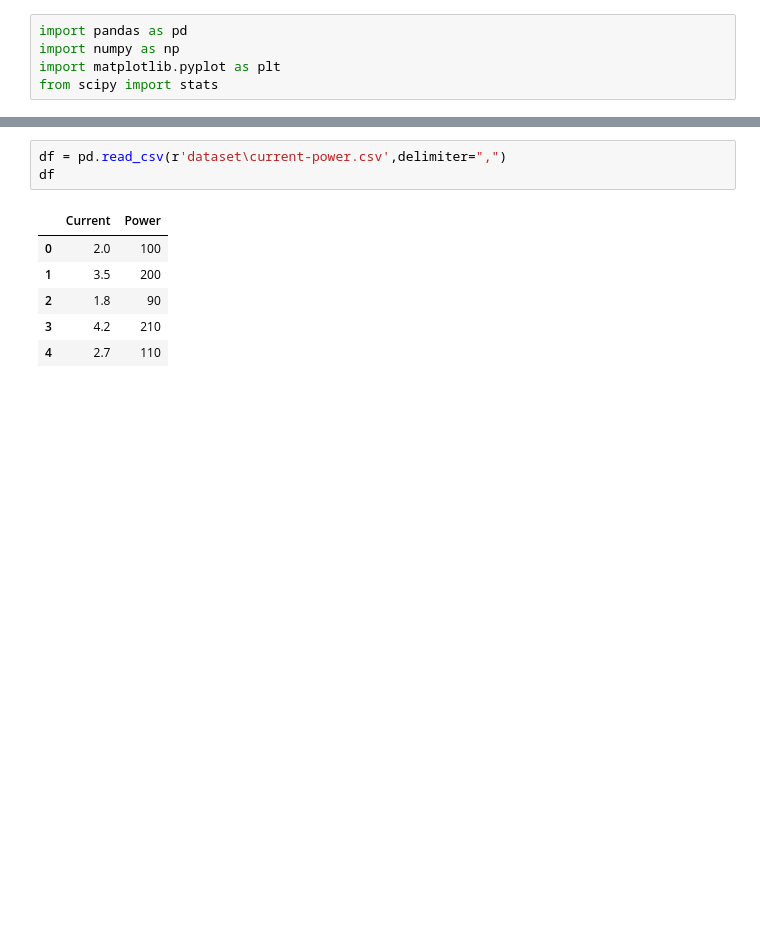
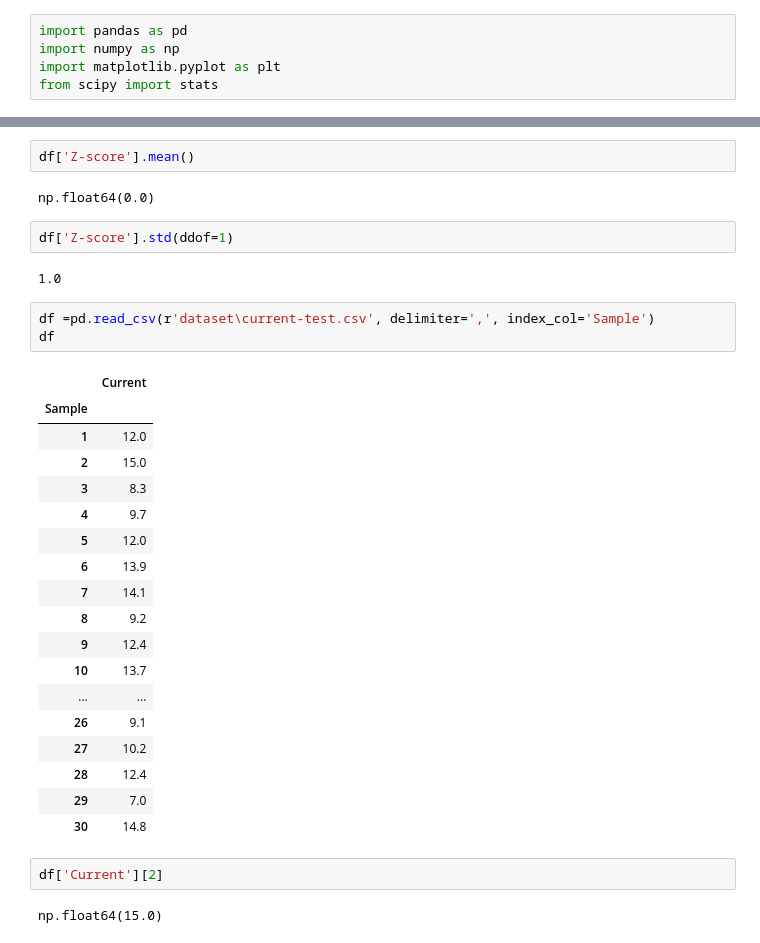
Before and after one commit to WinterBlizzard/Stats-Compas, a Jupyter notebook: lab6.ipynb, the cells around one changed output, grey strips where cells are left out. Drawn from its saved outputs; the diff is of its cells as text; blank space fills up the shorter version.

```diff
--- a/lab6.ipynb
+++ b/lab6.ipynb
@@ -9,10 +54,34 @@ from scipy import stats
+# %%
+df['Z-score'].mean()
+# %% [output]
+np.float64(0.0)
+# %%
+df['Z-score'].std(ddof=1)
+# %% [output]
+1.0
 # %%
-df = pd.read_csv(r'dataset\current-power.csv',delimiter=",")
+df =pd.read_csv(r'dataset\current-test.csv', delimiter=',', index_col='Sample')
 df
 # %% [output]
-|  | Current | Power |
-| 0 | 2.0 | 100 |
-| 1 | 3.5 | 200 |
-| 2 | 1.8 | 90 |
-| 3 | 4.2 | 210 |
-| 4 | 2.7 | 110 |
+|  | Current |
+| Sample |  |
+| 1 | 12.0 |
+| 2 | 15.0 |
+| 3 | 8.3 |
+| 4 | 9.7 |
+| 5 | 12.0 |
+| 6 | 13.9 |
+| 7 | 14.1 |
+| 8 | 9.2 |
+| 9 | 12.4 |
+| 10 | 13.7 |
+| ... | ... |
+| 26 | 9.1 |
+| 27 | 10.2 |
+| 28 | 12.4 |
+| 29 | 7.0 |
+| 30 | 14.8 |
+# %%
+df['Current'][2]
+# %% [output]
+np.float64(15.0)
```
Also changed, not shown: parts of 27 cells of this notebook, 7 other files.
